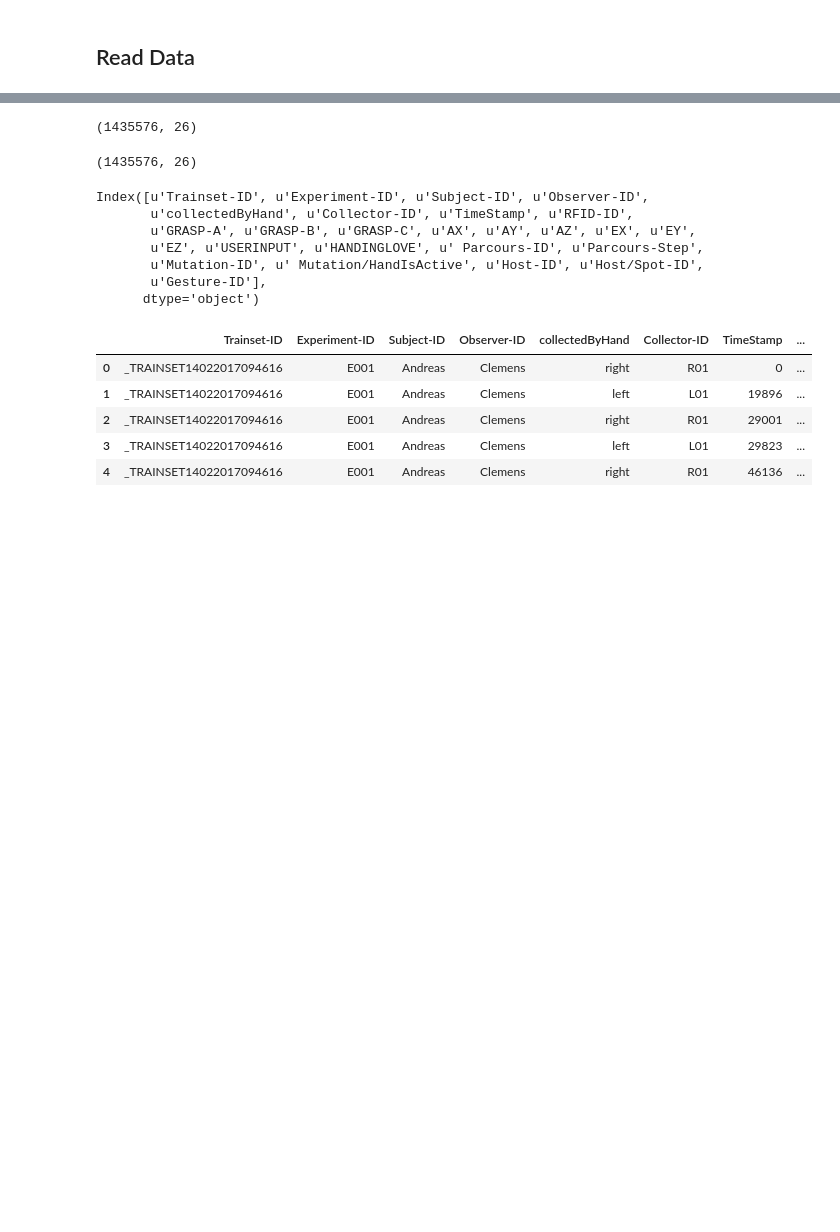
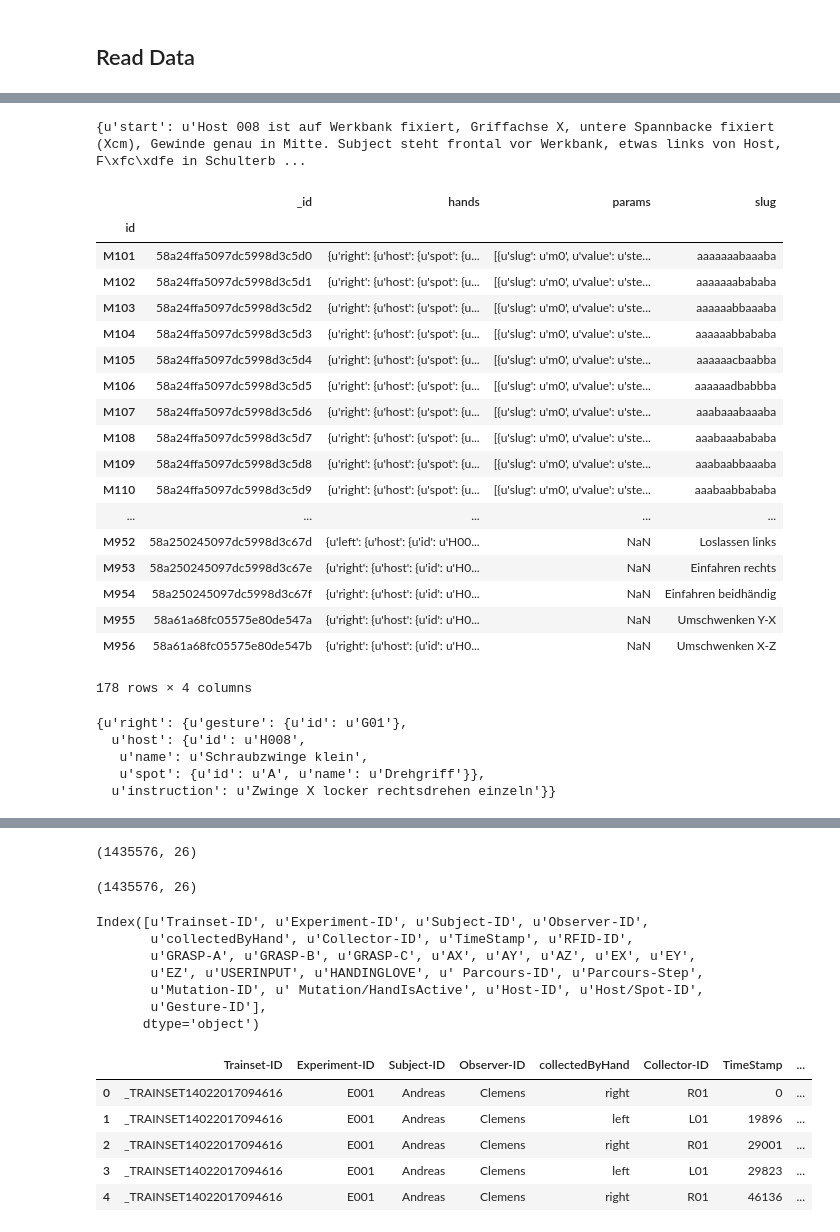
Before and after one commit to Make-O-Matic/MOM-Engine, a Jupyter notebook: data_preprocess.ipynb, the cells around one changed output, grey strips where cells are left out. Saved outputs shown, nothing was run; the diff lists cells and outputs as text; code cells hidden in the pictures; blank space fills up the shorter version.

```diff
--- a/data_preprocess.ipynb
+++ b/data_preprocess.ipynb
@@ -41,0 +104,34 @@ gestures_df
+# %%
+parcours_df.ix[0,'pose']
+# %% [output]
+{u'start': u'Host 008 ist auf Werkbank fixiert, Griffachse X, untere Spannbacke fixiert (Xcm), Gewinde genau in Mitte. Subject steht frontal vor Werkbank, etwas links von Host, F\xfc\xdfe in Schulterb ...
+# %%
+mutations
+# %% [output]
+|  | _id | hands | params | slug |
+| id |  |  |  |  |
+| M101 | 58a24ffa5097dc5998d3c5d0 | {u'right': {u'host': {u'spot': {u... | [{u'slug': u'm0', u'value': u'ste... | aaaaaaabaaaba |
+| M102 | 58a24ffa5097dc5998d3c5d1 | {u'right': {u'host': {u'spot': {u... | [{u'slug': u'm0', u'value': u'ste... | aaaaaaabababa |
+| M103 | 58a24ffa5097dc5998d3c5d2 | {u'right': {u'host': {u'spot': {u... | [{u'slug': u'm0', u'value': u'ste... | aaaaaabbaaaba |
+| M104 | 58a24ffa5097dc5998d3c5d3 | {u'right': {u'host': {u'spot': {u... | [{u'slug': u'm0', u'value': u'ste... | aaaaaabbababa |
+| M105 | 58a24ffa5097dc5998d3c5d4 | {u'right': {u'host': {u'spot': {u... | [{u'slug': u'm0', u'value': u'ste... | aaaaaacbaabba |
+| M106 | 58a24ffa5097dc5998d3c5d5 | {u'right': {u'host': {u'spot': {u... | [{u'slug': u'm0', u'value': u'ste... | aaaaaadbabbba |
+| M107 | 58a24ffa5097dc5998d3c5d6 | {u'right': {u'host': {u'spot': {u... | [{u'slug': u'm0', u'value': u'ste... | aaabaaabaaaba |
+| M108 | 58a24ffa5097dc5998d3c5d7 | {u'right': {u'host': {u'spot': {u... | [{u'slug': u'm0', u'value': u'ste... | aaabaaabababa |
+| M109 | 58a24ffa5097dc5998d3c5d8 | {u'right': {u'host': {u'spot': {u... | [{u'slug': u'm0', u'value': u'ste... | aaabaabbaaaba |
+| M110 | 58a24ffa5097dc5998d3c5d9 | {u'right': {u'host': {u'spot': {u... | [{u'slug': u'm0', u'value': u'ste... | aaabaabbababa |
+| ... | ... | ... | ... | ... |
+| M952 | 58a250245097dc5998d3c67d | {u'left': {u'host': {u'id': u'H00... | NaN | Loslassen links |
+| M953 | 58a250245097dc5998d3c67e | {u'right': {u'host': {u'id': u'H0... | NaN | Einfahren rechts |
+| M954 | 58a250245097dc5998d3c67f | {u'right': {u'host': {u'id': u'H0... | NaN | Einfahren beidhändig |
+| M955 | 58a61a68fc05575e80de547a | {u'right': {u'host': {u'id': u'H0... | NaN | Umschwenken Y-X |
+| M956 | 58a61a68fc05575e80de547b | {u'right': {u'host': {u'id': u'H0... | NaN | Umschwenken X-Z |
+178 rows × 4 columns
+# %%
+mutations.ix['M101','hands']
+# %% [output]
+{u'right': {u'gesture': {u'id': u'G01'},
+  u'host': {u'id': u'H008',
+   u'name': u'Schraubzwinge klein',
+   u'spot': {u'id': u'A', u'name': u'Drehgriff'}},
+  u'instruction': u'Zwinge X locker rechtsdrehen einzeln'}}
```
Also changed, not shown: parts of 25 cells of this notebook.
